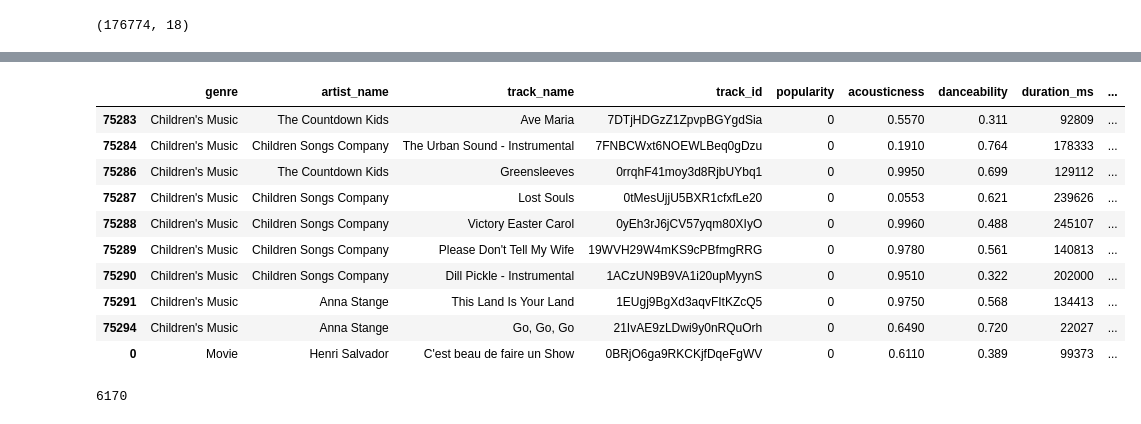
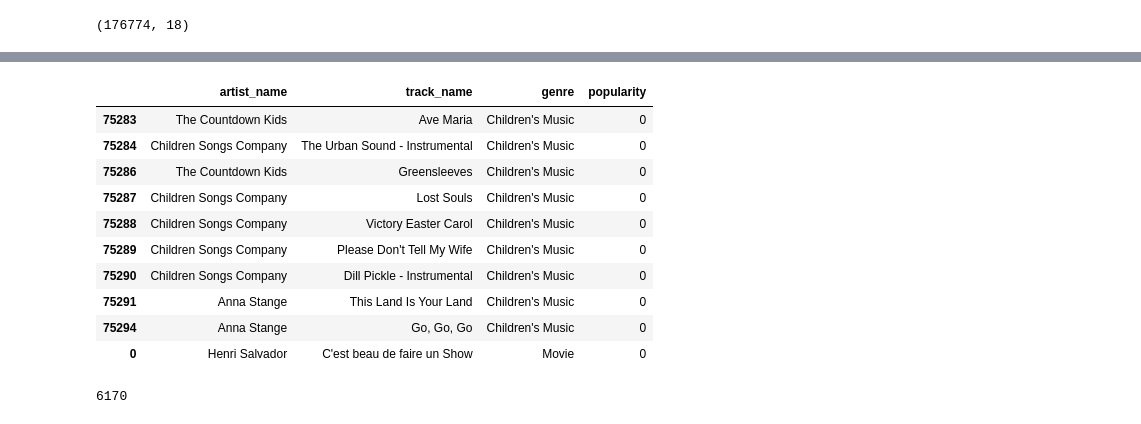
Before and after one commit to AtharvaTaras/Spotify-EDA, a Jupyter notebook: Spotify.ipynb, the cells around one changed output, grey strips where cells are left out. Drawn from its saved outputs; the diff is of its cells as text; code cells hidden in the pictures.

```diff
--- a/Spotify.ipynb
+++ b/Spotify.ipynb
@@ -111,19 +111,19 @@ most_popular.head(10)
 # %%
-most_popular.tail(10)
+most_popular.tail(10)[['artist_name', 'track_name', 'genre', 'popularity']]
 
 # 10 Least Popular Songs
 # %% [output]
-|  | genre | artist_name | track_name | track_id | popularity | acousticness | danceability | duration_ms | ... |
-| 75283 | Children's Music | The Countdown Kids | Ave Maria | 7DTjHDGzZ1ZpvpBGYgdSia | 0 | 0.5570 | 0.311 | 92809 | ... |
-| 75284 | Children's Music | Children Songs Company | The Urban Sound - Instrumental | 7FNBCWxt6NOEWLBeq0gDzu | 0 | 0.1910 | 0.764 | 178333 | ... |
-| 75286 | Children's Music | The Countdown Kids | Greensleeves | 0rrqhF41moy3d8RjbUYbq1 | 0 | 0.9950 | 0.699 | 129112 | ... |
-| 75287 | Children's Music | Children Songs Company | Lost Souls | 0tMesUjjU5BXR1cfxfLe20 | 0 | 0.0553 | 0.621 | 239626 | ... |
-| 75288 | Children's Music | Children Songs Company | Victory Easter Carol | 0yEh3rJ6jCV57yqm80XIyO | 0 | 0.9960 | 0.488 | 245107 | ... |
-| 75289 | Children's Music | Children Songs Company | Please Don't Tell My Wife | 19WVH29W4mKS9cPBfmgRRG | 0 | 0.9780 | 0.561 | 140813 | ... |
-| 75290 | Children's Music | Children Songs Company | Dill Pickle - Instrumental | 1ACzUN9B9VA1i20upMyynS | 0 | 0.9510 | 0.322 | 202000 | ... |
-| 75291 | Children's Music | Anna Stange | This Land Is Your Land | 1EUgj9BgXd3aqvFItKZcQ5 | 0 | 0.9750 | 0.568 | 134413 | ... |
-| 75294 | Children's Music | Anna Stange | Go, Go, Go | 21IvAE9zLDwi9y0nRQuOrh | 0 | 0.6490 | 0.720 | 22027 | ... |
-| 0 | Movie | Henri Salvador | C'est beau de faire un Show | 0BRjO6ga9RKCKjfDqeFgWV | 0 | 0.6110 | 0.389 | 99373 | ... |
+|  | artist_name | track_name | genre | popularity |
+| 75283 | The Countdown Kids | Ave Maria | Children's Music | 0 |
+| 75284 | Children Songs Company | The Urban Sound - Instrumental | Children's Music | 0 |
+| 75286 | The Countdown Kids | Greensleeves | Children's Music | 0 |
+| 75287 | Children Songs Company | Lost Souls | Children's Music | 0 |
+| 75288 | Children Songs Company | Victory Easter Carol | Children's Music | 0 |
+| 75289 | Children Songs Company | Please Don't Tell My Wife | Children's Music | 0 |
+| 75290 | Children Songs Company | Dill Pickle - Instrumental | Children's Music | 0 |
+| 75291 | Anna Stange | This Land Is Your Land | Children's Music | 0 |
+| 75294 | Anna Stange | Go, Go, Go | Children's Music | 0 |
+| 0 | Henri Salvador | C'est beau de faire un Show | Movie | 0 |
 # %%
 zero_popularity = clean_df.query('popularity==0', inplace=False)
 zero_popularity.shape[0]
```
Also changed, not shown: parts of 4 cells of this notebook.
